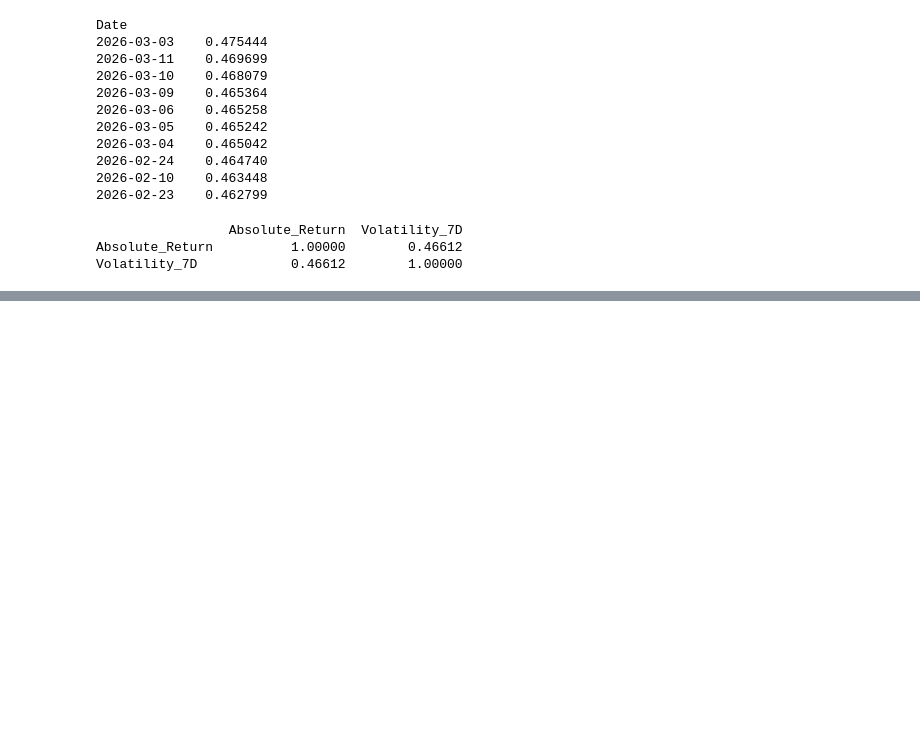
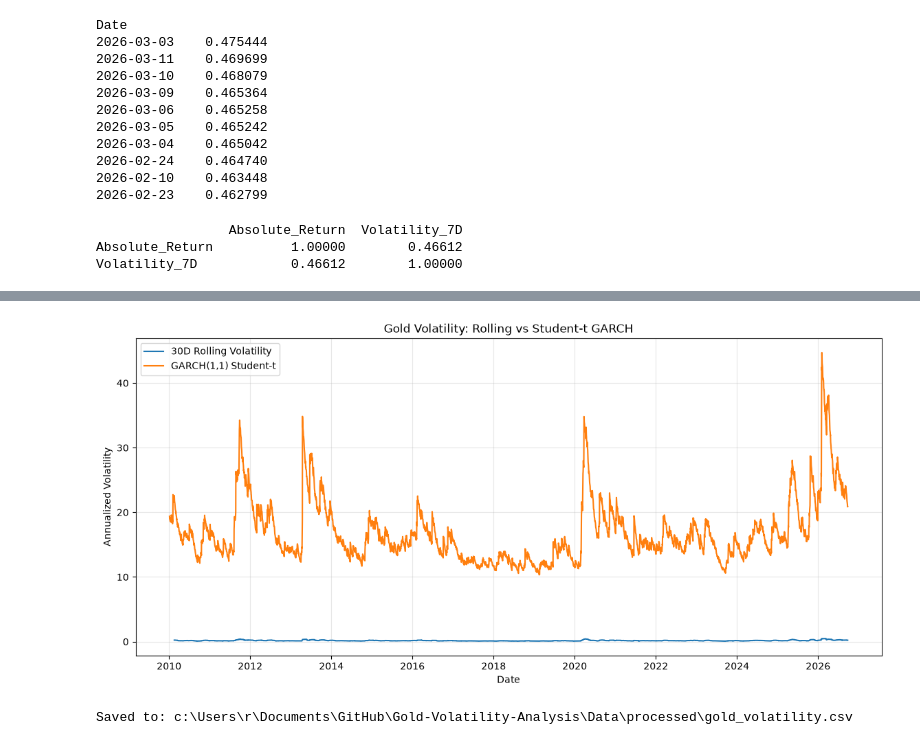
Before and after one commit to mohammadaminpeymanifar/Gold-Volatility-Analysis, a Jupyter notebook: notebooks/01_Data_Collection.ipynb, the cells around one changed output, grey strips where cells are left out. Drawn from its saved outputs; the diff is of its cells as text; code cells hidden in the pictures; blank space fills up the shorter version.

```diff
--- a/notebooks/01_Data_Collection.ipynb
+++ b/notebooks/01_Data_Collection.ipynb
@@ -892,0 +1258,19 @@ Volatility_7D            0.46612        1.00000
+# %%
+gold["GARCH_T_Volatility"] = np.nan
+
+gold.loc[returns.index, "GARCH_T_Volatility"] = (
+    garch_t_result.conditional_volatility
+)
+
+gold["GARCH_T_Annualized_Volatility"] = (
+    gold["GARCH_T_Volatility"] * np.sqrt(252)
+)
+
+print(
+    gold[
+        [
+            "GARCH_T_Volatility",
+            "GARCH_T_Annualized_Volatility"
+        ]
+    ].describe()
+)
@@ -892,0 +1287,32 @@ Volatility_7D            0.46612        1.00000
+# %%
+plt.figure(figsize=(14, 6))
+
+plt.plot(
+    gold.index,
+    gold["Annualized_Volatility_30D"],
+    label="30D Rolling Volatility"
+)
+
+plt.plot(
+    gold.index,
+    gold["GARCH_T_Annualized_Volatility"],
+    label="GARCH(1,1) Student-t"
+)
+
+plt.title("Gold Volatility: Rolling vs Student-t GARCH")
+plt.xlabel("Date")
+plt.ylabel("Annualized Volatility")
+plt.legend()
+plt.grid(alpha=0.3)
+
+plt.show()
+# %% [output]
+[figure, added]
+# %%
+volatility_file = PROCESSED_DIR / "gold_volatility.csv"
+
+gold.to_csv(volatility_file)
+
+print(f"Saved to: {volatility_file}")
+# %% [output]
+Saved to: c:\Users\r\Documents\GitHub\Gold-Volatility-Analysis\Data\processed\gold_volatility.csv
```
Also changed, not shown: parts of 21 cells of this notebook, 1 other file.
